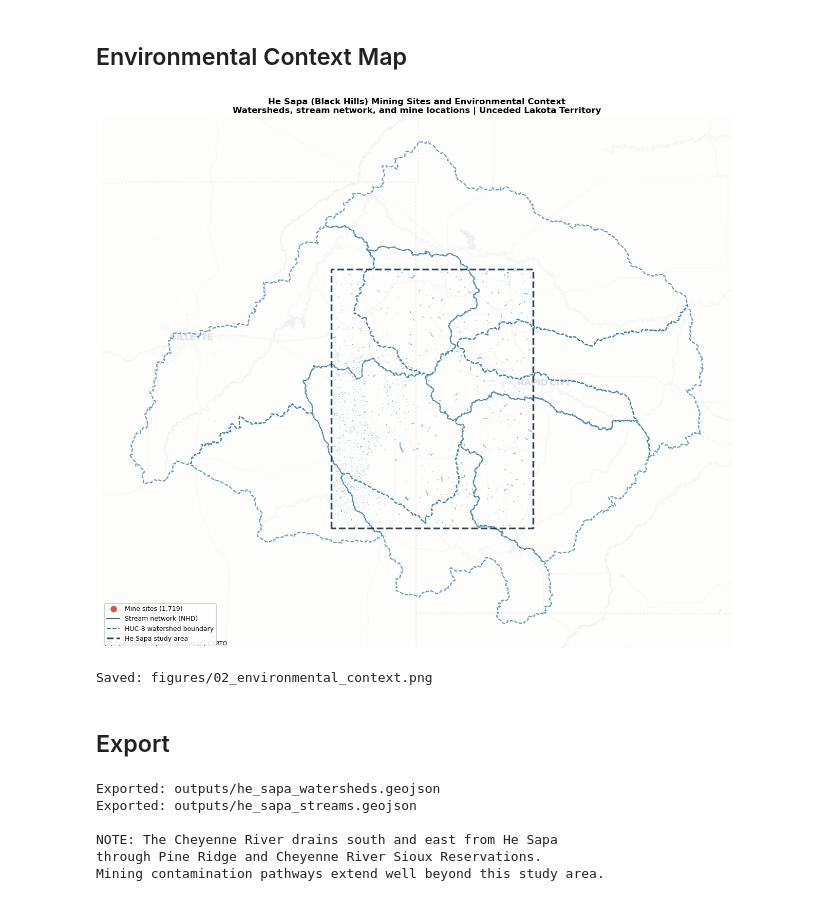
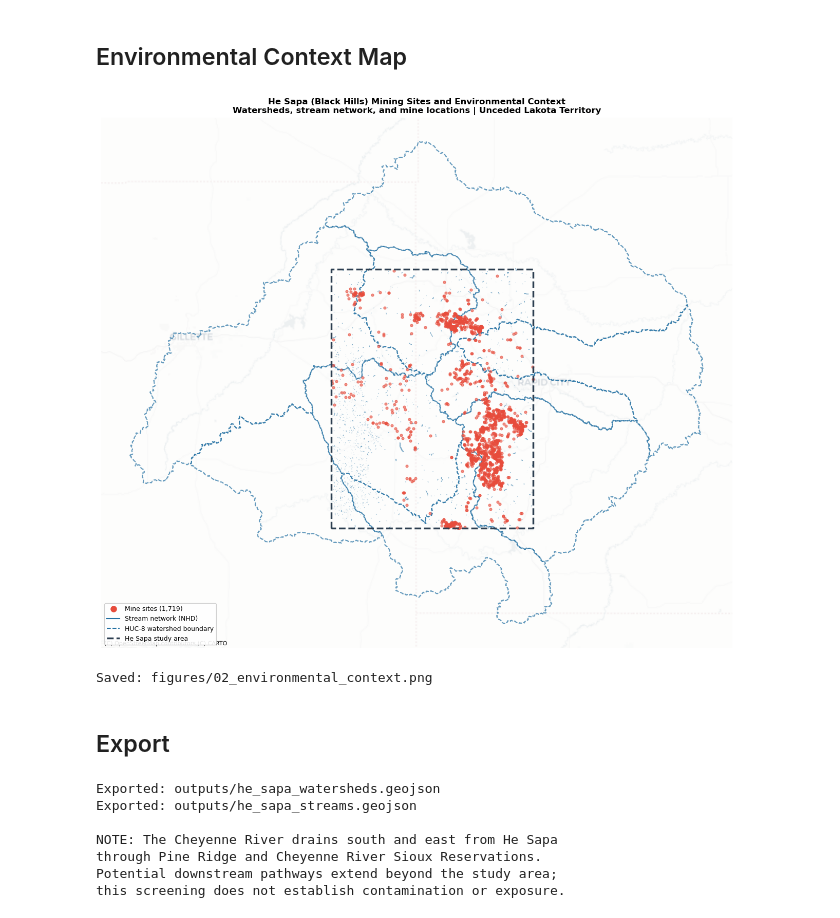
Before and after one commit to lijo8146/hesapatwin, a Jupyter notebook: Notebooks/02_environmental_context.ipynb, the cells around one changed output. Saved outputs shown, nothing was run; the diff lists cells and outputs as text; code cells hidden in the pictures.

```diff
--- a/Notebooks/02_environmental_context.ipynb
+++ b/Notebooks/02_environmental_context.ipynb
@@ -28,7 +28,8 @@ The watershed layer makes that downstream connection visible.
 import sys
 from pathlib import Path
 
-REPO_ROOT = Path().resolve().parent
+cwd = Path.cwd().resolve()
+REPO_ROOT = cwd if (cwd / "pyproject.toml").exists() else cwd.parent
 if str(REPO_ROOT) not in sys.path:
     sys.path.insert(0, str(REPO_ROOT))
 
@@ -36,6 +37,7 @@ import warnings
 import numpy as np
 import pandas as pd
 import geopandas as gpd
+gpd.options.io_engine = "fiona"
 import matplotlib.pyplot as plt
 import contextily as ctx
 
@@ -109,13 +111,3 @@ Watershed names:
  Lower Belle Fourche
  Redwater
  Upper Belle Fourche
-# %%
-if huc_id and huc_id in joined.columns:
-    # After sjoin, the HUC column from the right frame may or may not
-    # have a _right suffix depending on whether it collided with a left column
-    right_col = f"{huc_id}_right" if f"{huc_id}_right" in joined.columns else huc_id
-    mine_counts = joined.groupby(right_col).size().rename("mine_count")
-    huc8 = huc8.merge(mine_counts, left_on=huc_id, right_index=True, how="left")
-    huc8["mine_count"] = huc8["mine_count"].fillna(0).astype(int)
-    print("Mines per watershed:")
-    print(huc8[[huc_id, "mine_count"]].sort_values("mine_count", ascending=False).to_string(index=False))
@@ -215,12 +197,10 @@ if not streams.empty:
     )
 
 # Mines
-'''
 mines.to_crs(3857).plot(
     ax=ax, color="#E74C3C", markersize=12,
     alpha=0.6, zorder=3, label=f"Mine sites ({len(mines):,})",
 )
-'''
 # Boundary
 bh.to_crs(3857).plot(
     ax=ax, facecolor="none", edgecolor="#2C3E50",
@@ -228,34 +208,34 @@ bh.to_crs(3857).plot(
 )
 
 try:
     ctx.add_basemap(ax, source=ctx.providers.CartoDB.Positron, alpha=0.4)
 except Exception:
     pass
 
 ax.set_axis_off()
 
 import matplotlib.lines as mlines
 legend_elements = [
     mlines.Line2D([0],[0], color="#E74C3C", marker="o", linestyle="",
                   markersize=8, label=f"Mine sites ({len(mines):,})"),
     mlines.Line2D([0],[0], color="#2471A3", linewidth=1.5, label="Stream network (NHD)"),
     mlines.Line2D([0],[0], color="#2471A3", linewidth=1.5, linestyle="--",
                   label="HUC-8 watershed boundary"),
     mlines.Line2D([0],[0], color="#2C3E50", linewidth=2.5, linestyle="--",
                   label="He Sapa study area"),
 ]
 ax.legend(handles=legend_elements, loc="lower left", fontsize=9, framealpha=0.9)
 ax.set_title(
     "He Sapa (Black Hills) Mining Sites and Environmental Context\n"
     "Watersheds, stream network, and mine locations | Unceded Lakota Territory",
     fontsize=12, fontweight="bold",
 )
 plt.tight_layout()
 fig.savefig(FIGURES_DIR/"02_environmental_context.png", dpi=150, bbox_inches="tight")
 plt.show()
 print("Saved: figures/02_environmental_context.png")
 # %% [output]
-[figure, old version]
+[figure, new version]
 Saved: figures/02_environmental_context.png
 # %% [markdown]
 ## Export
@@ -271,12 +251,14 @@ if not streams.empty:
 print()
 print("NOTE: The Cheyenne River drains south and east from He Sapa")
 print("through Pine Ridge and Cheyenne River Sioux Reservations.")
-print("Mining contamination pathways extend well beyond this study area.")
+print("Potential downstream pathways extend beyond the study area;")
+print("this screening does not establish contamination or exposure.")
 # %% [output]
 Exported: outputs/he_sapa_watersheds.geojson
 Exported: outputs/he_sapa_streams.geojson
 
 NOTE: The Cheyenne River drains south and east from He Sapa
 through Pine Ridge and Cheyenne River Sioux Reservations.
-Mining contamination pathways extend well beyond this study area.
+Potential downstream pathways extend beyond the study area;
+this screening does not establish contamination or exposure.
 # %%
```
Also changed, not shown: parts of 5 cells of this notebook, 26 other files.
